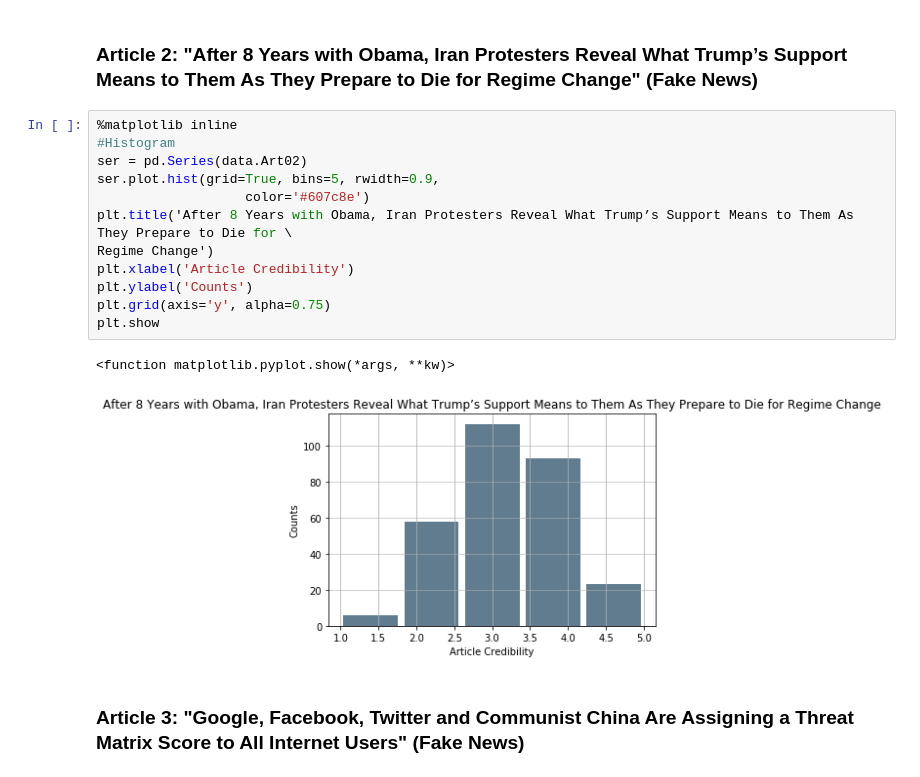
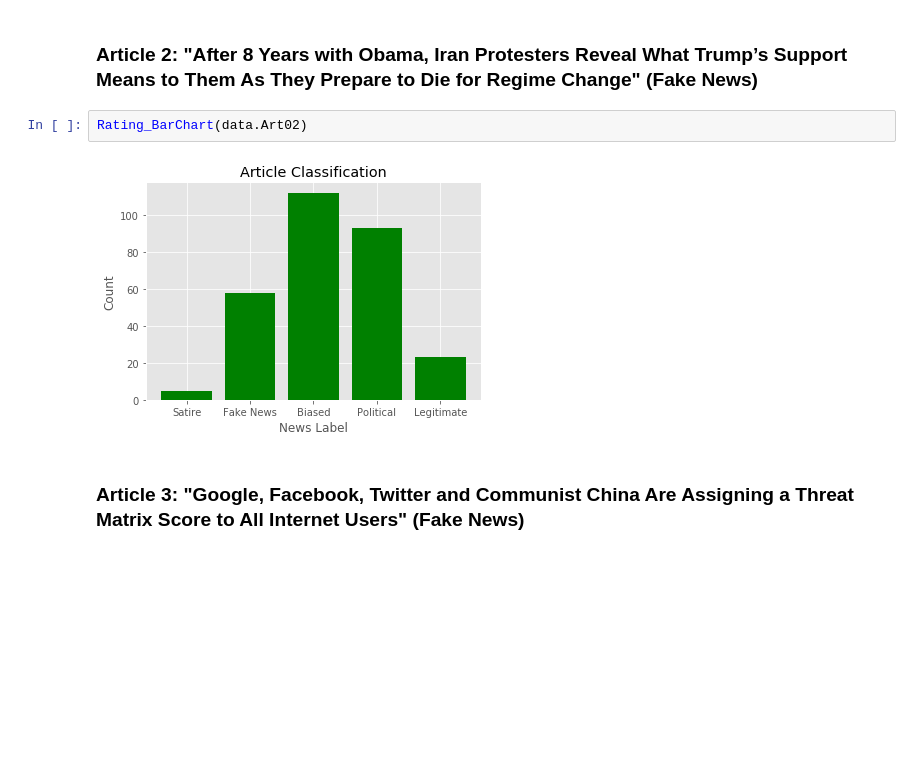
Before and after one commit to jimkaj/w210_FakeNews, a Jupyter notebook: FakeNewsExperiment.ipynb, the cells around one changed output. Drawn from its saved outputs; the diff is of its cells as text; blank space fills up the shorter version.

```diff
--- a/FakeNewsExperiment.ipynb
+++ b/FakeNewsExperiment.ipynb
@@ -214,19 +235,8 @@ plt.show
 # %% [markdown]
 ### Article 2: "After 8 Years with Obama, Iran Protesters Reveal What Trump’s Support Means to Them As They Prepare to Die for Regime Change" (Fake News)
-# %%
-%matplotlib inline
-#Histogram
-ser = pd.Series(data.Art02)
-ser.plot.hist(grid=True, bins=5, rwidth=0.9,
-                   color='#607c8e')
-plt.title('After 8 Years with Obama, Iran Protesters Reveal What Trump’s Support Means to Them As They Prepare to Die for \
-Regime Change')
-plt.xlabel('Article Credibility')
-plt.ylabel('Counts')
-plt.grid(axis='y', alpha=0.75)
-plt.show
-# %% [output]
-<function matplotlib.pyplot.show(*args, **kw)>
-[figure, removed]
+# %%
+Rating_BarChart(data.Art02)
+# %% [output]
+[figure, added]
 # %% [markdown]
 ### Article 3: "Google, Facebook, Twitter and Communist China Are Assigning a Threat Matrix Score to All Internet Users" (Fake News)
```
Also changed, not shown: parts of 42 cells of this notebook.
